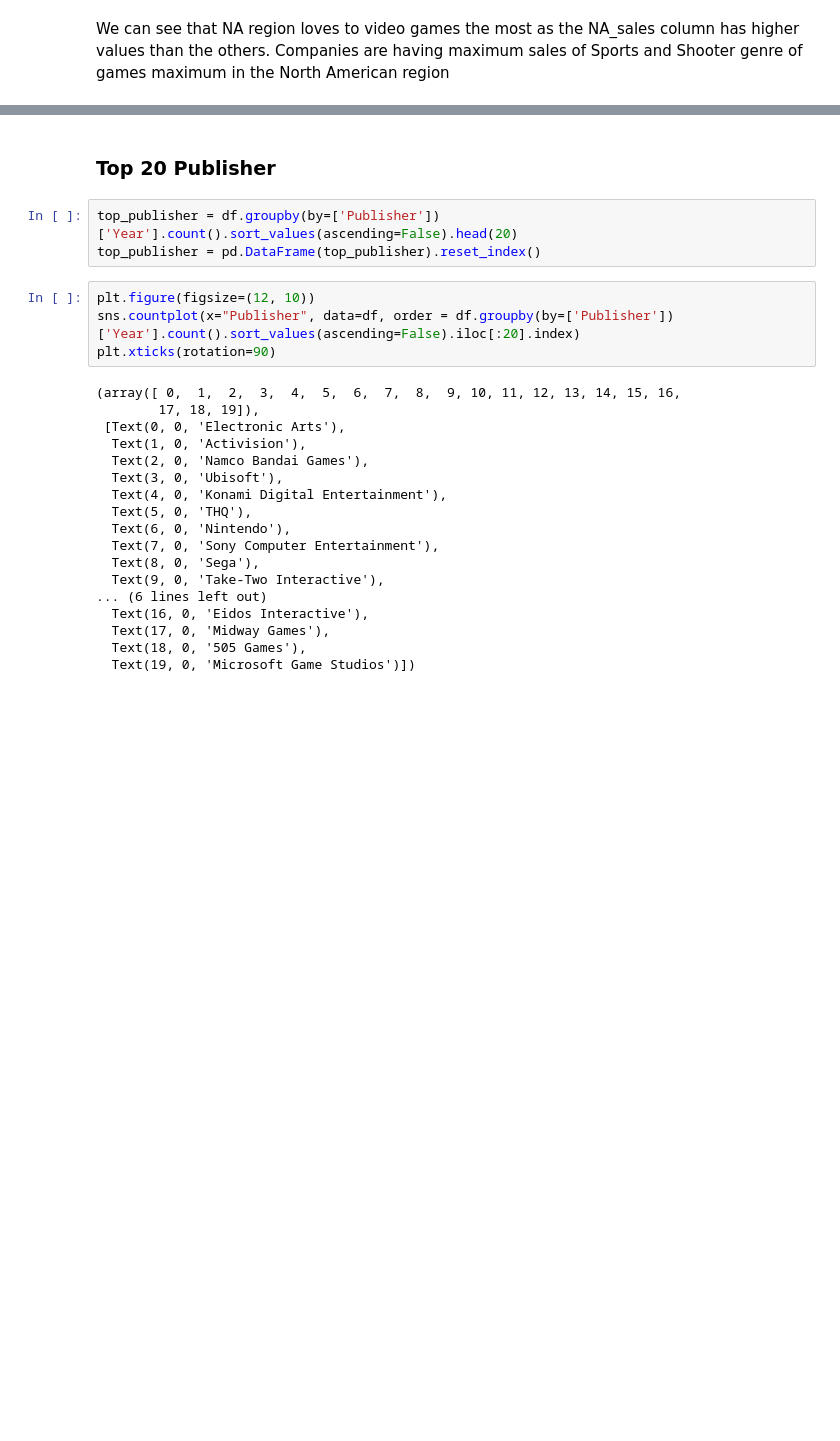
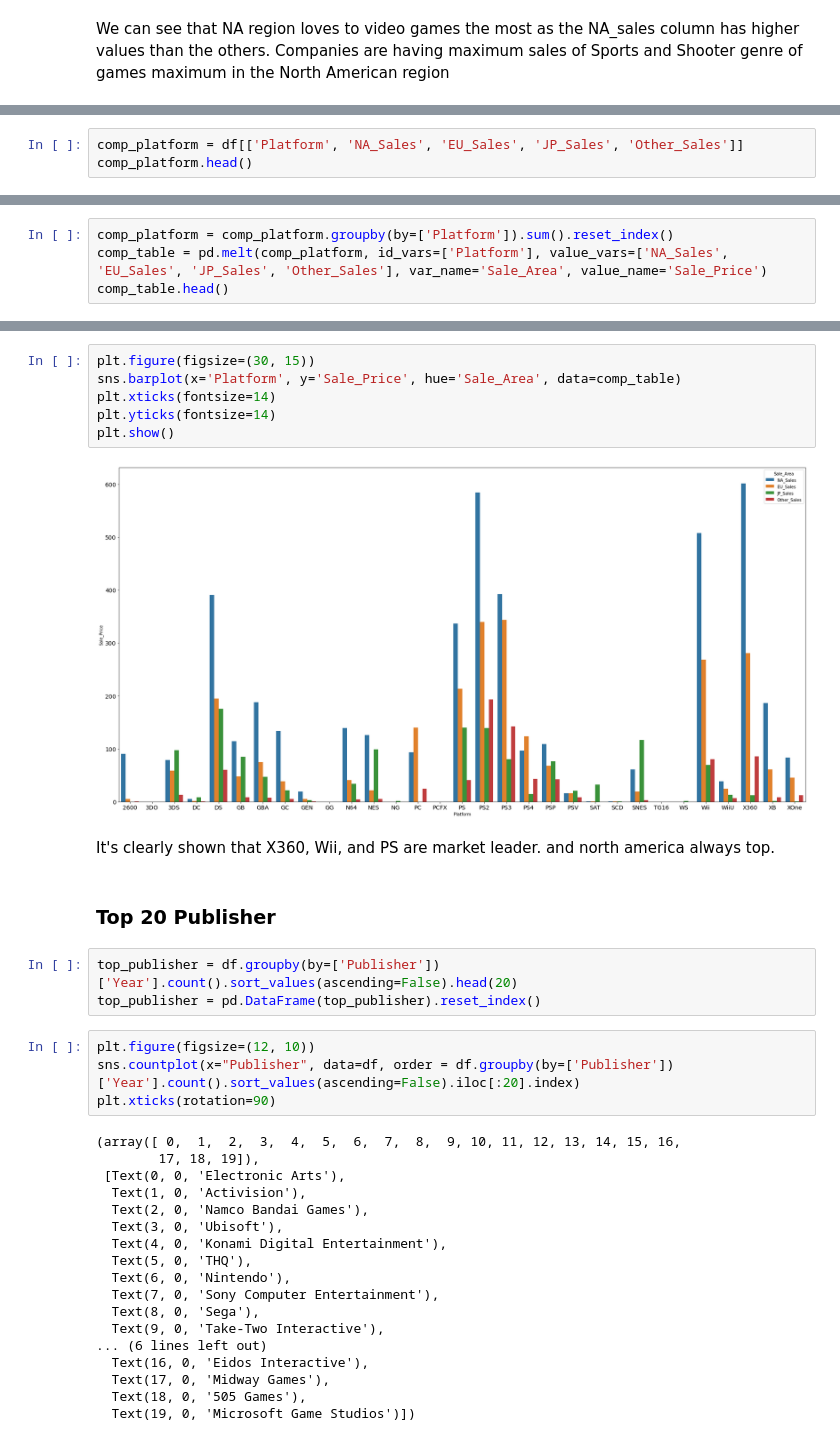
Before and after one commit to Mohit352-bit/EDA-Project, a Jupyter notebook: Final EDA project.ipynb, the cells around one changed output, grey strips where cells are left out. Cells and saved outputs as stored; diff of their text form; blank space fills up the shorter version.

```diff
--- a/Final EDA project.ipynb
+++ b/Final EDA project.ipynb
@@ -265,0 +286,3 @@ Companies are having maximum sales of Sports and Shooter genre of games maximum
+# %%
+comp_platform = df[['Platform', 'NA_Sales', 'EU_Sales', 'JP_Sales', 'Other_Sales']]
+comp_platform.head()
@@ -265,0 +297,4 @@ Companies are having maximum sales of Sports and Shooter genre of games maximum
+# %%
+comp_platform = comp_platform.groupby(by=['Platform']).sum().reset_index()
+comp_table = pd.melt(comp_platform, id_vars=['Platform'], value_vars=['NA_Sales', 'EU_Sales', 'JP_Sales', 'Other_Sales'], var_name='Sale_Area', value_name='Sale_Price')
+comp_table.head()
@@ -266,3 +308,13 @@ Companies are having maximum sales of Sports and Shooter genre of games maximum
+# %%
+plt.figure(figsize=(30, 15))
+sns.barplot(x='Platform', y='Sale_Price', hue='Sale_Area', data=comp_table)
+plt.xticks(fontsize=14)
+plt.yticks(fontsize=14)
+plt.show()
+# %% [output]
+[figure, added]
+# %% [markdown]
+It's clearly shown that X360, Wii, and PS are market leader. and north america always top.
 # %% [markdown]
 ### Top 20 Publisher
 # %%
```
Also changed, not shown: parts of 9 cells of this notebook.
